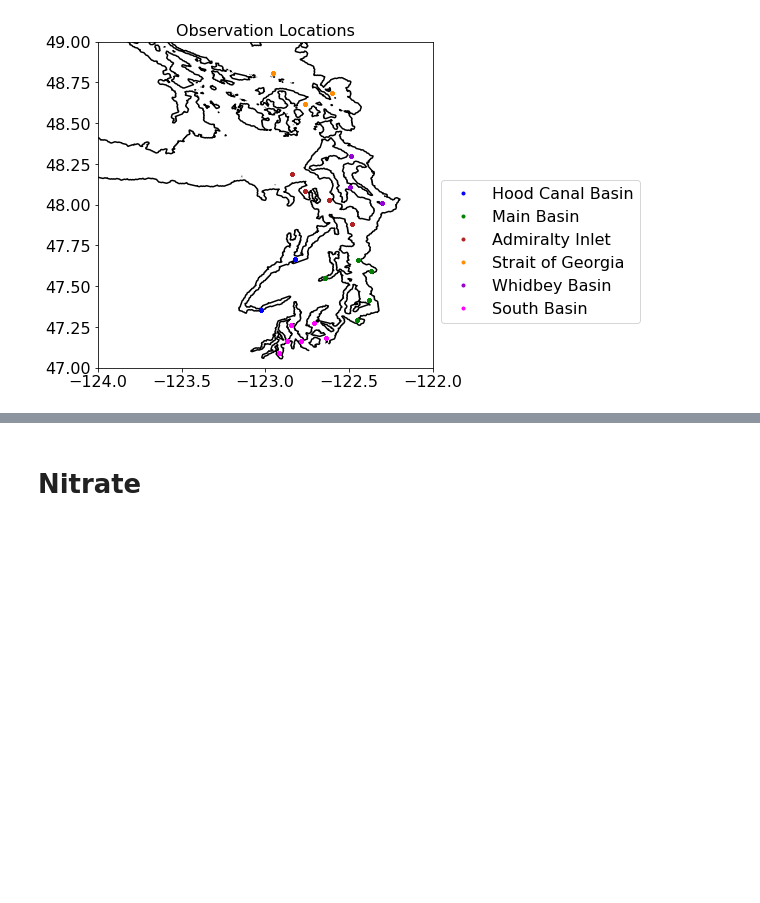
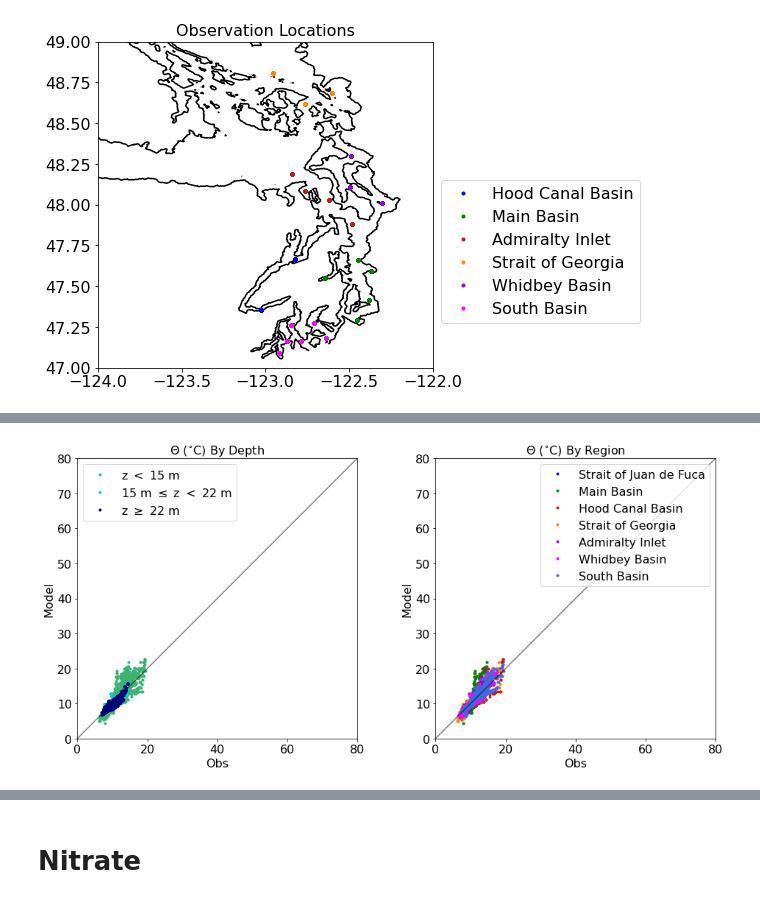
Before and after one commit to SalishSeaCast/analysis-keegan, a Jupyter notebook: notebooks/Evaluations/Individual_year_evaluations/2009_Puget_Evaluation.ipynb, the cells around one changed output, grey strips where cells are left out. Drawn from its saved outputs; the diff is of its cells as text; code cells hidden in the pictures; blank space fills up the shorter version.

```diff
--- a/notebooks/Evaluations/Individual_year_evaluations/2009_Puget_Evaluation.ipynb
+++ b/notebooks/Evaluations/Individual_year_evaluations/2009_Puget_Evaluation.ipynb
@@ -401,0 +542,5 @@ odict_keys(['z < 15 m', '15 m < z < 22 m', 'z >= 22 m', 'z > 50 m', 'all', 'z <
+# %%
+#Setting variables for temperature.
+obsvar='CT'
+modvar='mod_votemper'
+seasons=[JFM_CTD,Apr_CTD,MJJA_CTD,SOND_CTD]
@@ -401,0 +576,10 @@ odict_keys(['z < 15 m', '15 m < z < 22 m', 'z >= 22 m', 'z > 50 m', 'all', 'z <
+# %%
+mv=(0,80)
+fig, ax = plt.subplots(1,2,figsize = (16,7))
+ps,l=byDepth(data_CTD,ax[0],obsvar,modvar,mv)
+ax[0].set_title('$\Theta$ ($^{\circ}$C) By Depth')
+
+ps,l=byRegion(data_CTD,datreg_CTD,ax[1],obsvar,modvar,mv)
+ax[1].set_title('$\Theta$ ($^{\circ}$C) By Region');
+# %% [output]
+[figure, added]
```
Also changed, not shown: parts of 46 cells of this notebook, 2 other files.
